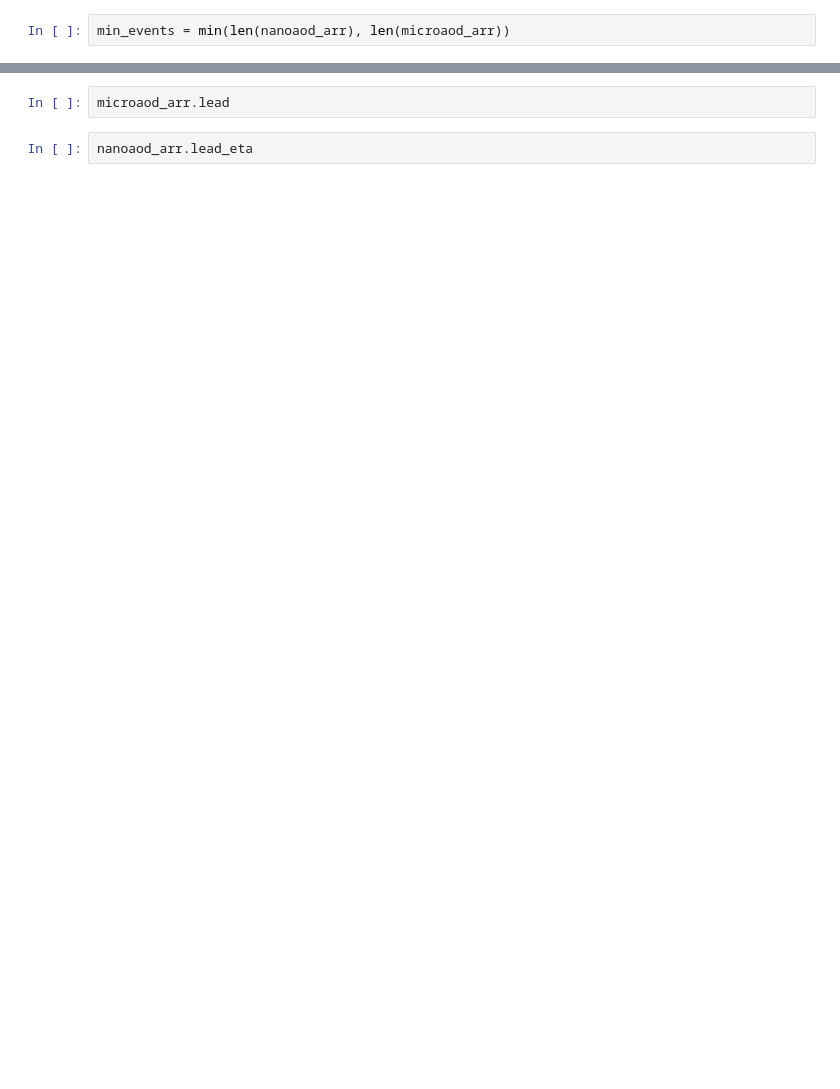
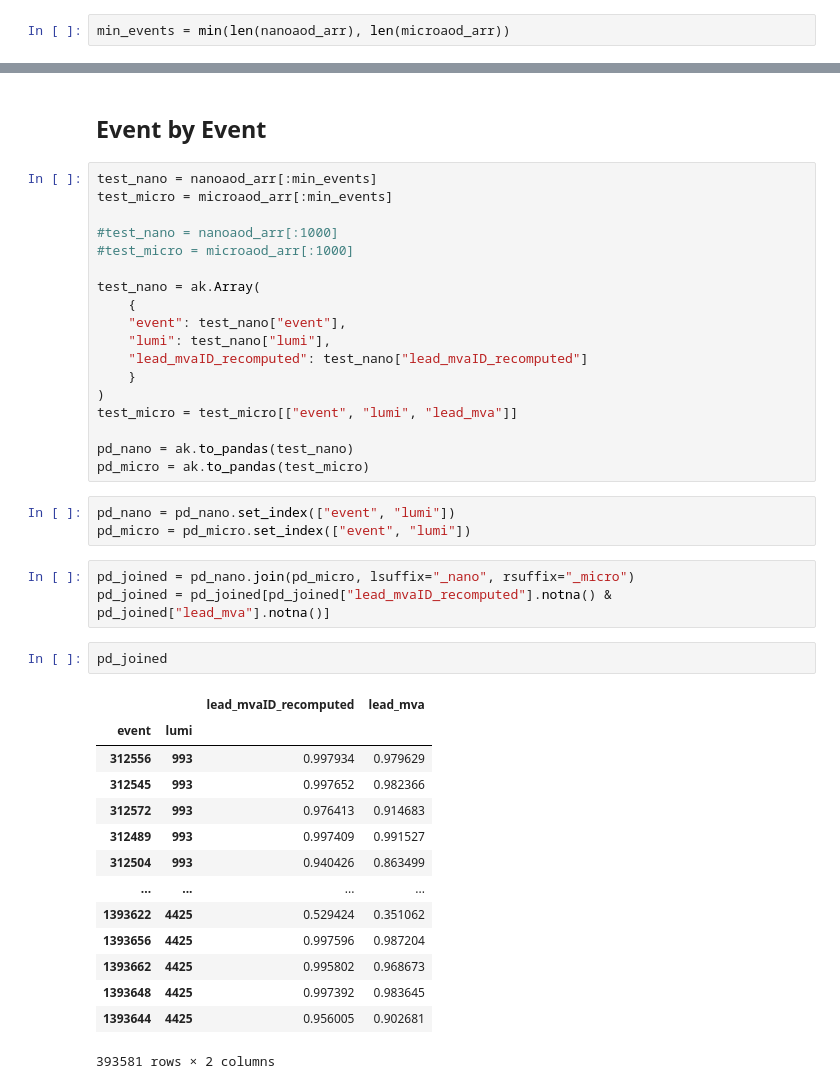
Before and after one commit to maxgalli/UsefulHEPScripts, a Jupyter notebook: flashgg_investigate/compare_nano_micro/dump_plots.ipynb, the cells around one changed output, grey strips where cells are left out. Saved outputs shown, nothing was run; the diff lists cells and outputs as text; blank space fills up the shorter version.

```diff
--- a/flashgg_investigate/compare_nano_micro/dump_plots.ipynb
+++ b/flashgg_investigate/compare_nano_micro/dump_plots.ipynb
@@ -122,4 +214,43 @@ for column in columns:
-# %%
-microaod_arr.lead
-# %%
-nanoaod_arr.lead_eta
+# %% [markdown]
+## Event by Event
+# %%
+test_nano = nanoaod_arr[:min_events]
+test_micro = microaod_arr[:min_events]
+
+#test_nano = nanoaod_arr[:1000]
+#test_micro = microaod_arr[:1000]
+
+test_nano = ak.Array(
+    {
+    "event": test_nano["event"],
+    "lumi": test_nano["lumi"],
+    "lead_mvaID_recomputed": test_nano["lead_mvaID_recomputed"]
+    }
+)
+test_micro = test_micro[["event", "lumi", "lead_mva"]]
+
+pd_nano = ak.to_pandas(test_nano)
+pd_micro = ak.to_pandas(test_micro)
+# %%
+pd_nano = pd_nano.set_index(["event", "lumi"])
+pd_micro = pd_micro.set_index(["event", "lumi"])
+# %%
+pd_joined = pd_nano.join(pd_micro, lsuffix="_nano", rsuffix="_micro")
+pd_joined = pd_joined[pd_joined["lead_mvaID_recomputed"].notna() & pd_joined["lead_mva"].notna()]
+# %%
+pd_joined
+# %% [output]
+|  |  | lead_mvaID_recomputed | lead_mva |
+| event | lumi |  |  |
+| 312556 | 993 | 0.997934 | 0.979629 |
+| 312545 | 993 | 0.997652 | 0.982366 |
+| 312572 | 993 | 0.976413 | 0.914683 |
+| 312489 | 993 | 0.997409 | 0.991527 |
+| 312504 | 993 | 0.940426 | 0.863499 |
+| ... | ... | ... | ... |
+| 1393622 | 4425 | 0.529424 | 0.351062 |
+| 1393656 | 4425 | 0.997596 | 0.987204 |
+| 1393662 | 4425 | 0.995802 | 0.968673 |
+| 1393648 | 4425 | 0.997392 | 0.983645 |
+| 1393644 | 4425 | 0.956005 | 0.902681 |
+393581 rows × 2 columns
```
Also changed, not shown: parts of 11 cells of this notebook.
